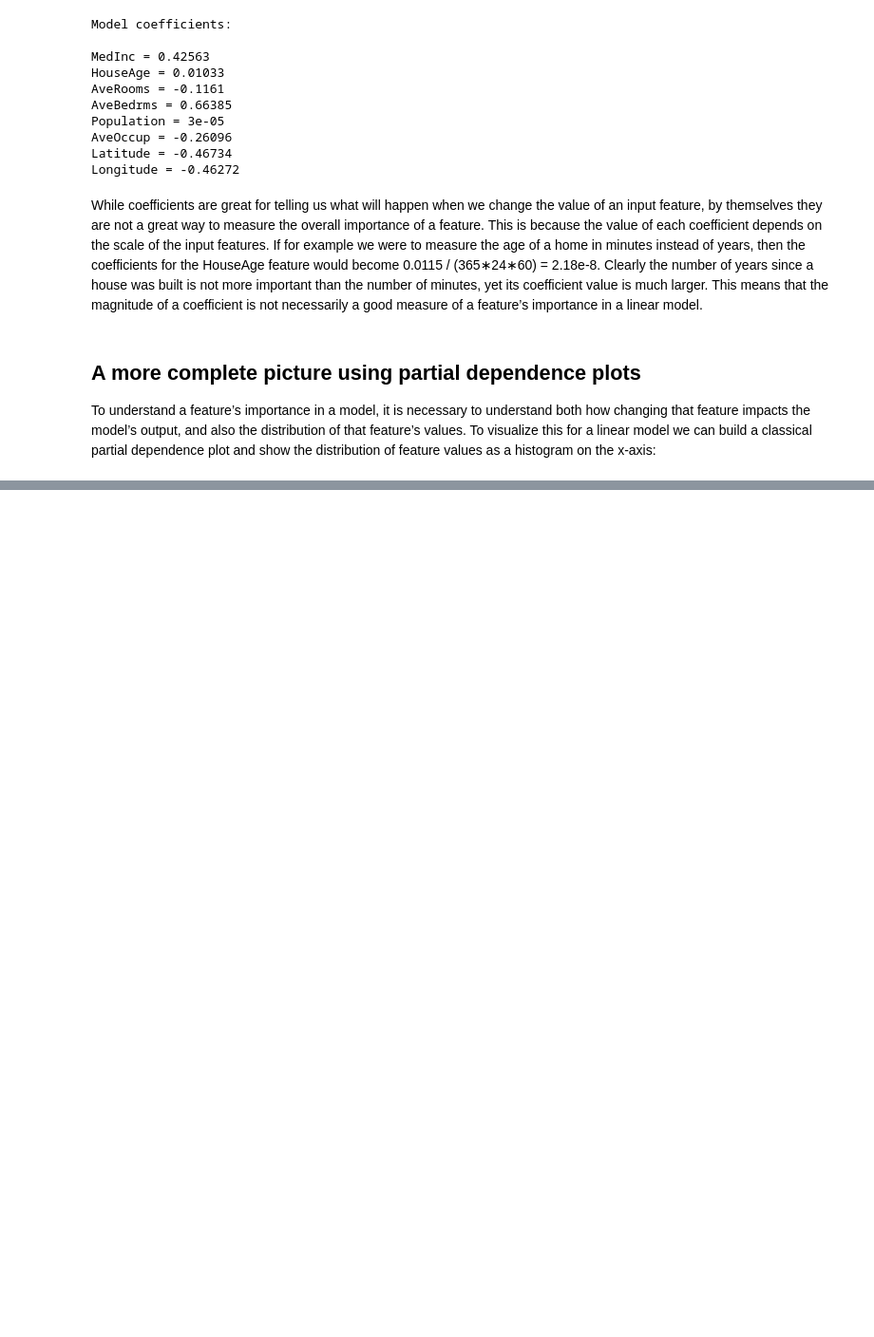
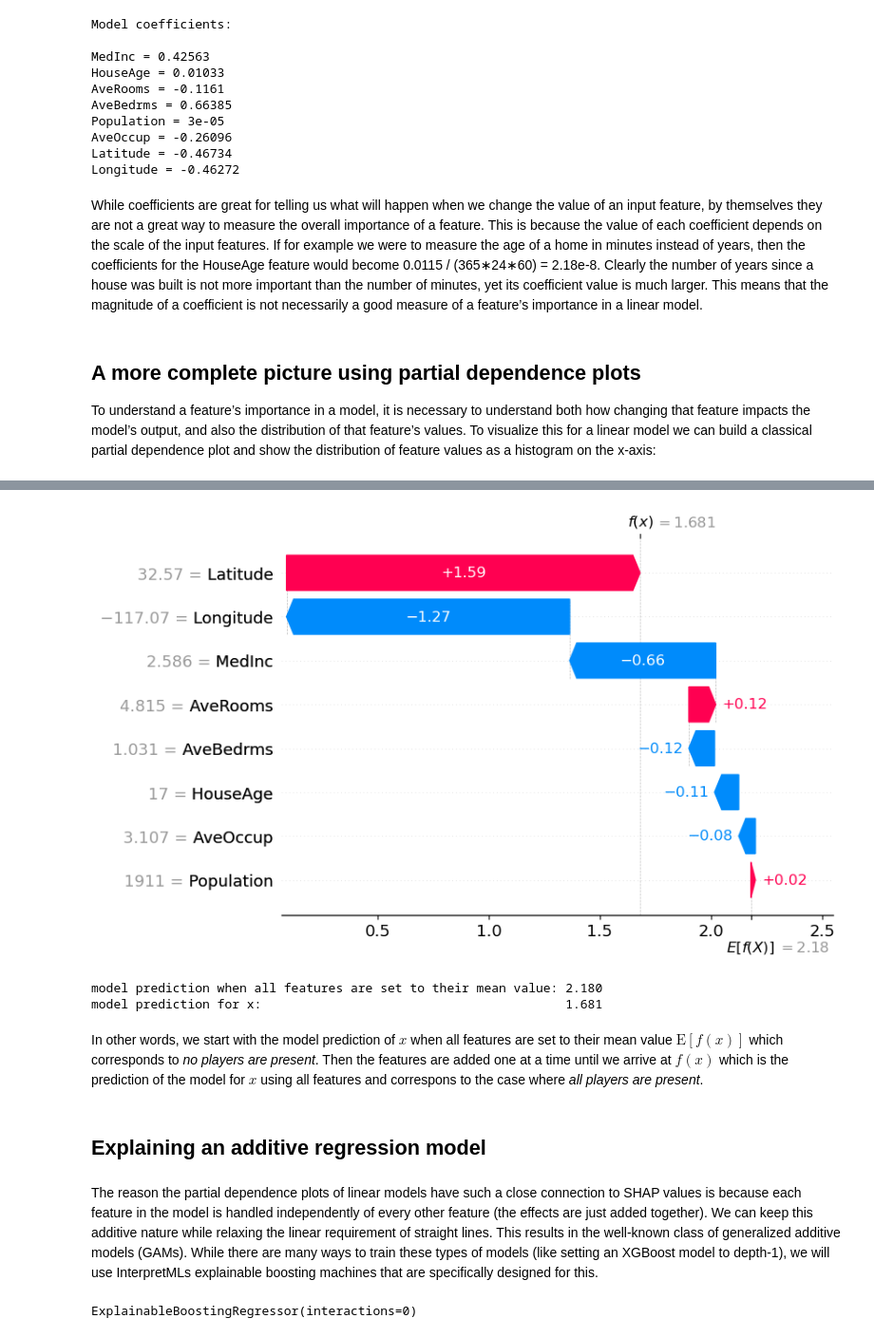
Before and after one commit to feust/python_examples, a Jupyter notebook: notebooks/shap.ipynb, the cells around one changed output, grey strips where cells are left out. Shown at 95% size. Drawn from its saved outputs; the diff is of its cells as text; code cells hidden in the pictures; blank space fills up the shorter version.

```diff
--- a/notebooks/shap.ipynb
+++ b/notebooks/shap.ipynb
@@ -80,0 +125,25 @@ mean model prediction for 'MedInc' (setting all other features to their mean val
+# %%
+# the waterfall_plot shows how we get from shap_values.base_values to model.predict(X)[sample_ind]
+shap.plots.waterfall(shap_values[sample_ind], max_display=14)
+# %% [output]
+[figure, added]
+# %%
+print(f"model prediction when all features are set to their mean value: {model.predict(X100.mean().values.reshape(1, -1))[0] :.3f}")
+print(f"model prediction for x:                                         {model.predict(X)[sample_ind] :.3f}")
+# %% [output]
+model prediction when all features are set to their mean value: 2.180
+model prediction for x:                                         1.681
+# %% [markdown]
+In other words, we start with the model prediction of $x$ when all features are set to their mean value $\mathrm{E}[f(x)]$ which corresponds to *no players are present*. Then the features are added one at a time until we arrive at $f(x)$ which is the prediction of the model for $x$ using all features and correspons to the case where *all players are present*.
+# %% [markdown]
+## Explaining an additive regression model
+# %% [markdown]
+The reason the partial dependence plots of linear models have such a close connection to SHAP values is because each feature in the model is handled independently of every other feature (the effects are just added together). We can keep this additive nature while relaxing the linear requirement of straight lines. This results in the well-known class of generalized additive models (GAMs). While there are many ways to train these types of models (like setting an XGBoost model to depth-1), we will use InterpretMLs explainable boosting machines that are specifically designed for this.
+# %%
+# fit a GAM model to the data
+import interpret.glassbox
+
+model_ebm = interpret.glassbox.ExplainableBoostingRegressor(interactions=0)
+model_ebm.fit(X, y)
+# %% [output]
+ExplainableBoostingRegressor(interactions=0)
```
Also changed, not shown: parts of 48 cells of this notebook, 1 other file.
